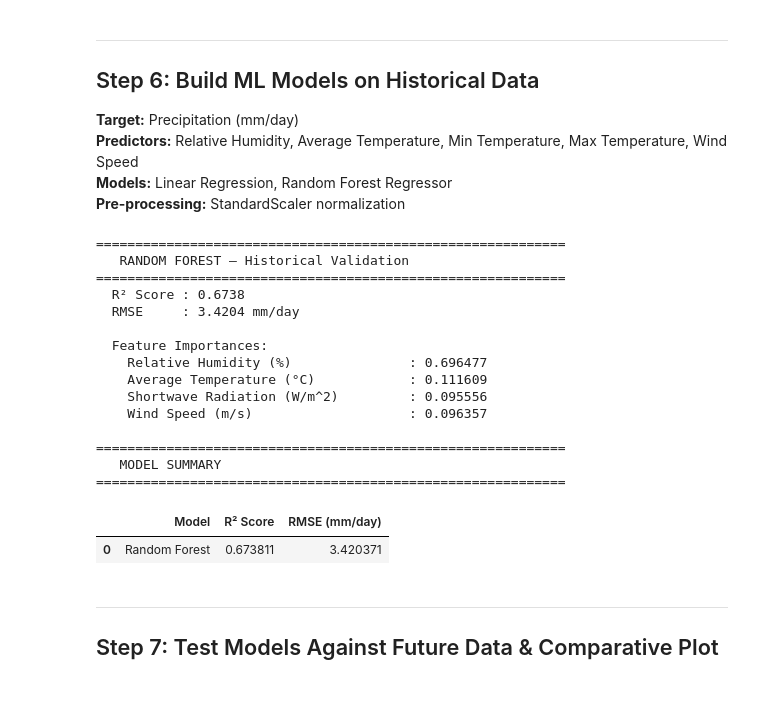
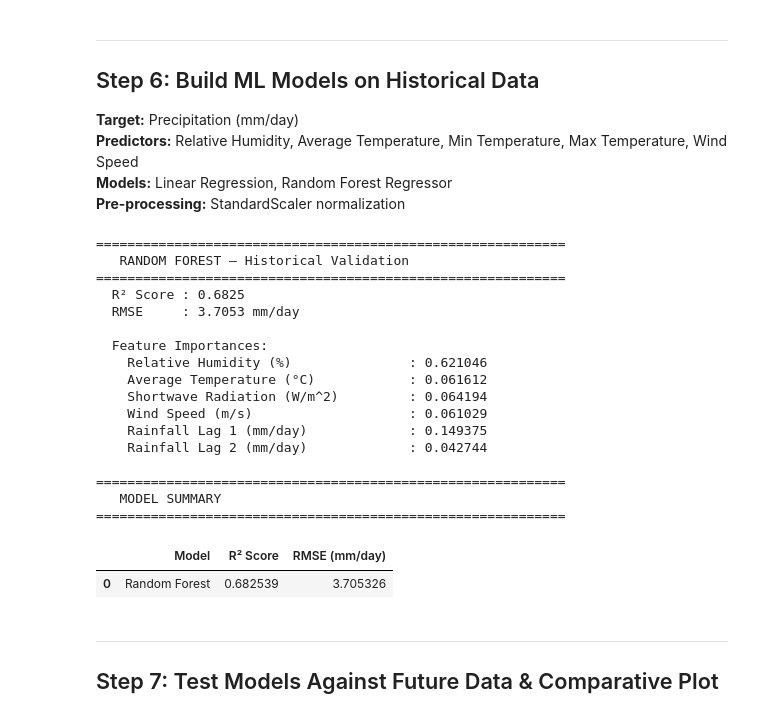
Before and after one commit to ashurudra09/hydro-assignment3, a Jupyter notebook: assignment_3.ipynb, the cells around one changed output. Saved outputs shown, nothing was run; the diff lists cells and outputs as text; code cells hidden in the pictures.

```diff
--- a/assignment_3.ipynb
+++ b/assignment_3.ipynb
@@ -365,11 +395,14 @@ hist_df = pd.read_csv("historical_data.csv")
 hist_df['time'] = pd.to_datetime(hist_df['time'])
 hist_df.dropna(inplace=True)
 
+# ---- UPDATED PREDICTORS ----
 predictors = [
     "Relative Humidity (%)",
     "Average Temperature (°C)",
     "Shortwave Radiation (W/m^2)",
-    "Wind Speed (m/s)"
+    "Wind Speed (m/s)",
+    "Rainfall Lag 1 (mm/day)",
+    "Rainfall Lag 2 (mm/day)"
 ]
 target = "Precipitation (mm/day)"
 
@@ -395,40 +428,42 @@ rf_r2 = r2_score(y_test, rf_pred)
 print("="*60)
 print("   RANDOM FOREST — Historical Validation")
 print("="*60)
 print(f"  R² Score : {rf_r2:.4f}")
 print(f"  RMSE     : {rf_rmse:.4f} mm/day")
 print("\n  Feature Importances:")
 for name, imp in zip(predictors, rf.feature_importances_):
     print(f"    {name:35s} : {imp:.6f}")
 
 # ---- Summary Table ----
 print("\n" + "="*60)
 print("   MODEL SUMMARY")
 print("="*60)
 summary = pd.DataFrame({
     'Model': ['Random Forest'],
     'R² Score': [rf_r2],
     'RMSE (mm/day)': [rf_rmse]
 })
 display(summary)
 # %% [output]
 ============================================================
    RANDOM FOREST — Historical Validation
 ============================================================
-  R² Score : 0.6738
-  RMSE     : 3.4204 mm/day
+  R² Score : 0.6825
+  RMSE     : 3.7053 mm/day
 
   Feature Importances:
-    Relative Humidity (%)               : 0.696477
-    Average Temperature (°C)            : 0.111609
-    Shortwave Radiation (W/m^2)         : 0.095556
-    Wind Speed (m/s)                    : 0.096357
+    Relative Humidity (%)               : 0.621046
+    Average Temperature (°C)            : 0.061612
+    Shortwave Radiation (W/m^2)         : 0.064194
+    Wind Speed (m/s)                    : 0.061029
+    Rainfall Lag 1 (mm/day)             : 0.149375
+    Rainfall Lag 2 (mm/day)             : 0.042744
 
 ============================================================
    MODEL SUMMARY
 ============================================================
 |  | Model | R² Score | RMSE (mm/day) |
-| 0 | Random Forest | 0.673811 | 3.420371 |
+| 0 | Random Forest | 0.682539 | 3.705326 |
 # %% [markdown]
 ---
 ## Step 7: Test Models Against Future Data & Comparative Plot
```
Also changed, not shown: parts of 7 cells of this notebook, 4 other files.
